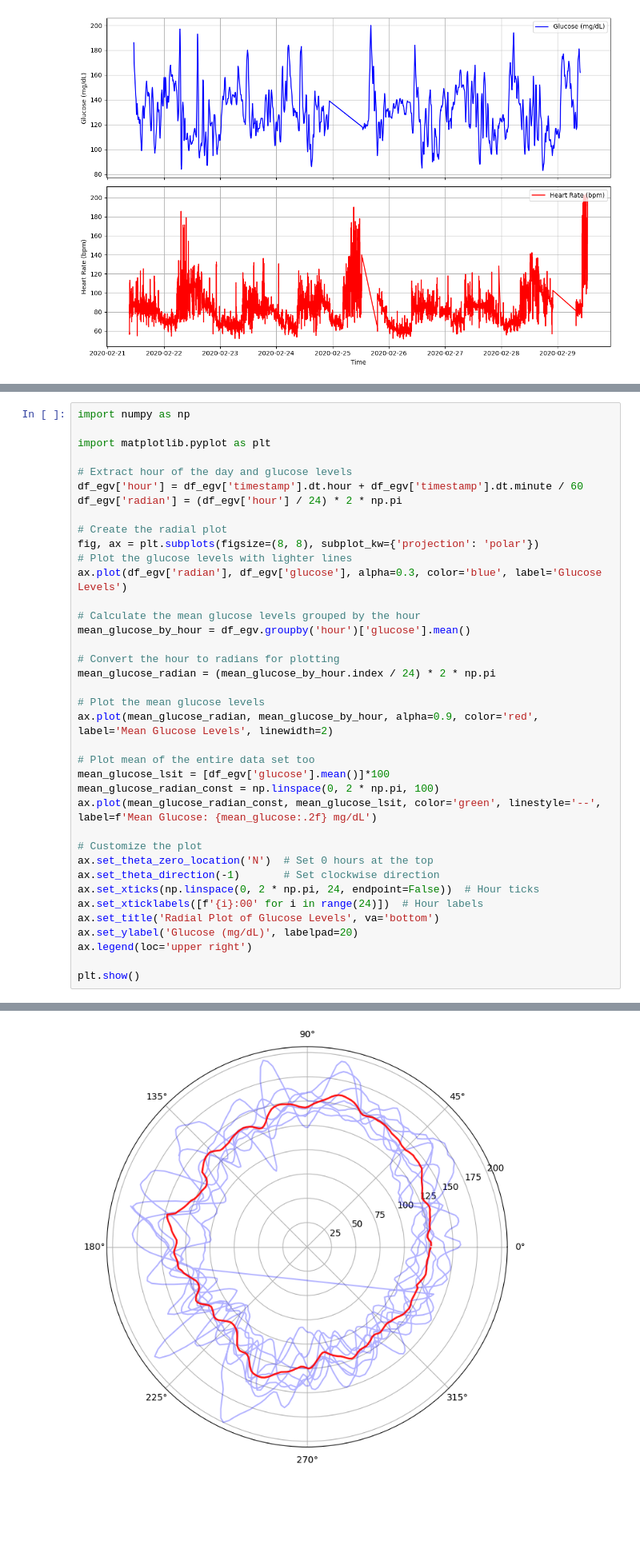
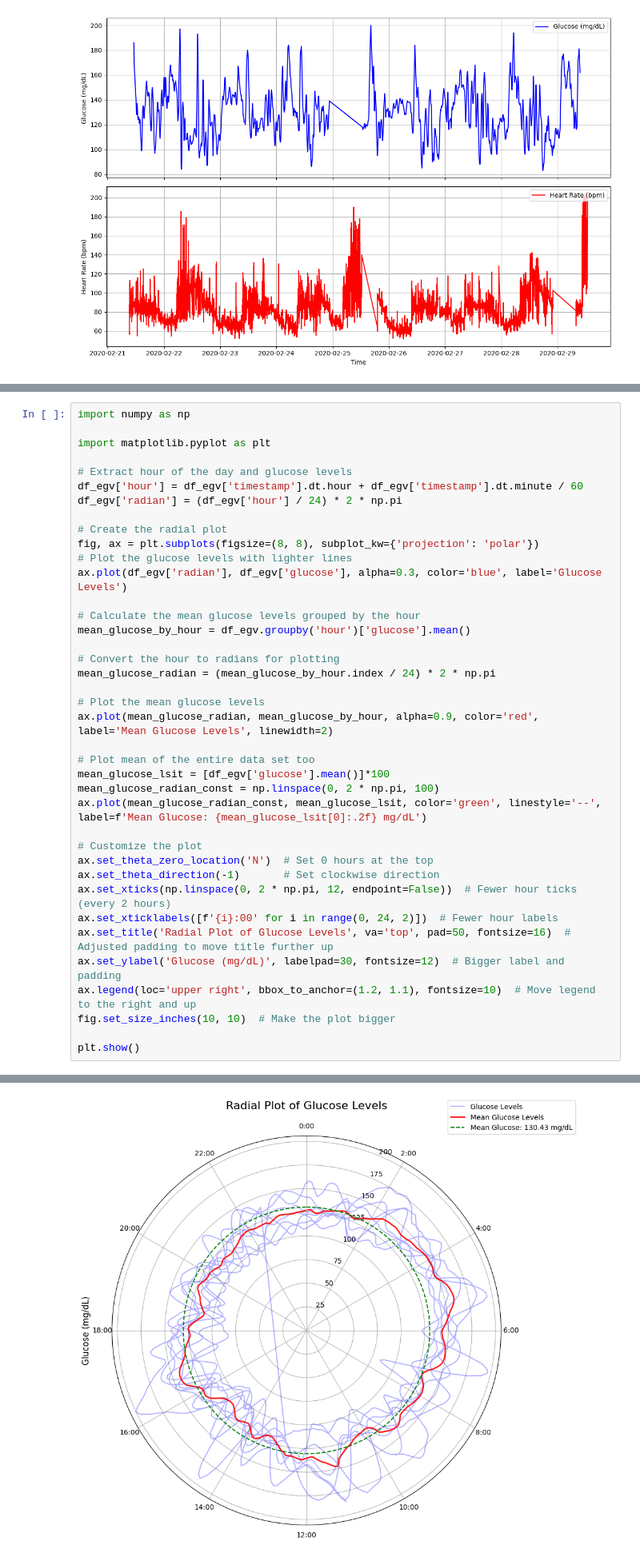
Before and after one commit to KrazyKats/dsc106_team, a Jupyter notebook: quy_work/EDA.ipynb, the cells around one changed output, grey strips where cells are left out. Shown at 80% size. Drawn from its saved outputs; the diff is of its cells as text; blank space fills up the shorter version.

Commit message:
2 plots

```diff
--- a/quy_work/EDA.ipynb
+++ b/quy_work/EDA.ipynb
@@ -180,16 +180,17 @@ ax.plot(mean_glucose_radian, mean_glucose_by_hour, alpha=0.9, color='red', label
 # Plot mean of the entire data set too
 mean_glucose_lsit = [df_egv['glucose'].mean()]*100
 mean_glucose_radian_const = np.linspace(0, 2 * np.pi, 100)
-ax.plot(mean_glucose_radian_const, mean_glucose_lsit, color='green', linestyle='--', label=f'Mean Glucose: {mean_glucose:.2f} mg/dL')
+ax.plot(mean_glucose_radian_const, mean_glucose_lsit, color='green', linestyle='--', label=f'Mean Glucose: {mean_glucose_lsit[0]:.2f} mg/dL')
 
 # Customize the plot
 ax.set_theta_zero_location('N')  # Set 0 hours at the top
 ax.set_theta_direction(-1)       # Set clockwise direction
-ax.set_xticks(np.linspace(0, 2 * np.pi, 24, endpoint=False))  # Hour ticks
-ax.set_xticklabels([f'{i}:00' for i in range(24)])  # Hour labels
-ax.set_title('Radial Plot of Glucose Levels', va='bottom')
-ax.set_ylabel('Glucose (mg/dL)', labelpad=20)
-ax.legend(loc='upper right')
+ax.set_xticks(np.linspace(0, 2 * np.pi, 12, endpoint=False))  # Fewer hour ticks (every 2 hours)
+ax.set_xticklabels([f'{i}:00' for i in range(0, 24, 2)])  # Fewer hour labels
+ax.set_title('Radial Plot of Glucose Levels', va='top', pad=50, fontsize=16)  # Adjusted padding to move title further up
+ax.set_ylabel('Glucose (mg/dL)', labelpad=30, fontsize=12)  # Bigger label and padding
+ax.legend(loc='upper right', bbox_to_anchor=(1.2, 1.1), fontsize=10)  # Move legend to the right and up
+fig.set_size_inches(10, 10)  # Make the plot bigger
 
 plt.show()
 # %% [output]
@@ -197,2 +197,2 @@ ValueError: x and y must have same first dimension, but have shapes (100,) and (
-[figure, old version]
+[figure, new version]
 # %%
```
Also changed, not shown: parts of 7 cells of this notebook.
